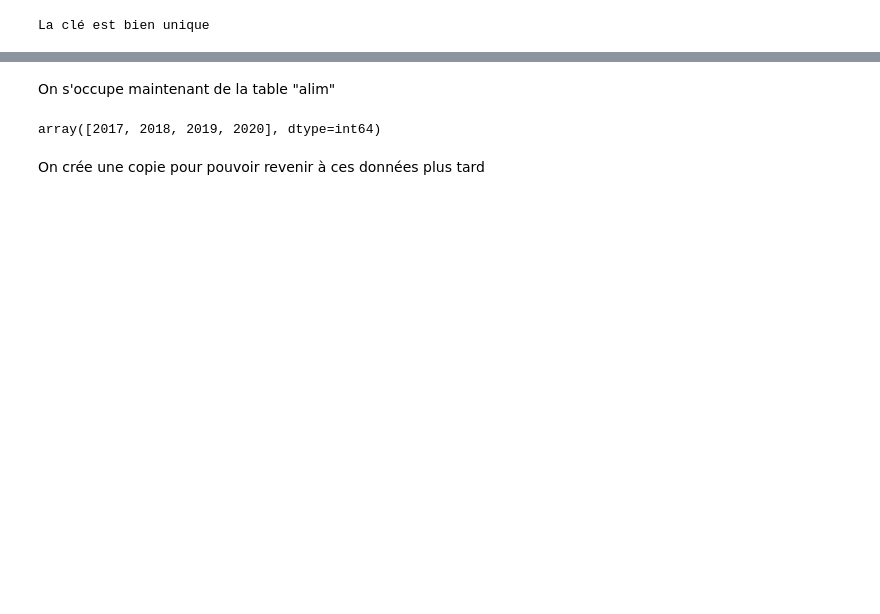
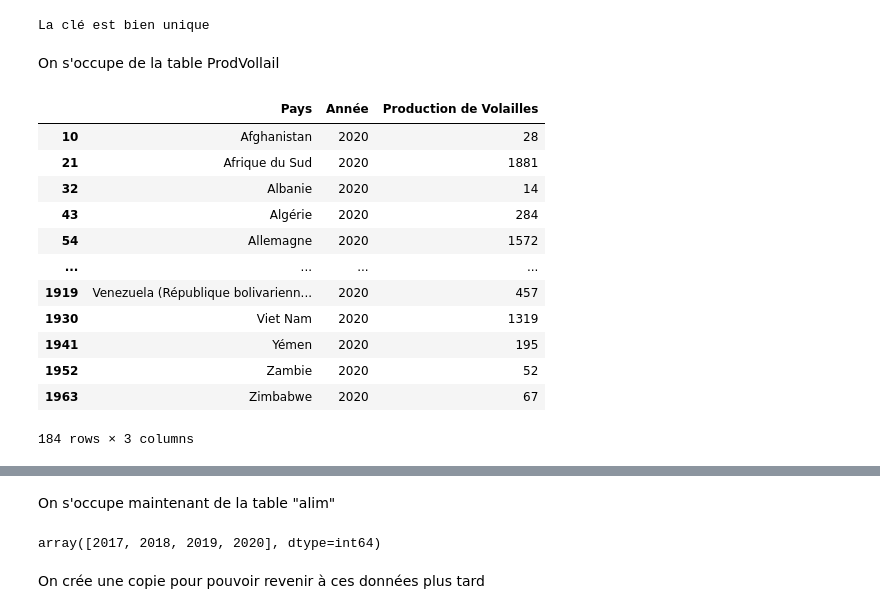
Before and after one commit to Sumoka14/Projet-n-9, a Jupyter notebook: Projet n°9 Nettoyage.ipynb, the cells around one changed output, grey strips where cells are left out. Drawn from its saved outputs; the diff is of its cells as text; code cells hidden in the pictures; blank space fills up the shorter version.

```diff
--- a/Projet n°9 Nettoyage.ipynb
+++ b/Projet n°9 Nettoyage.ipynb
@@ -189,3 +190,5 @@ def checkUnusedId(dfToRmv, df2, id1, id2):
 # checkUnusedId(pib[pib['Année']==2017], stabilite[stabilite['Année']==2017], 'id', 'id')
 # checkUnusedId(stabilite[stabilite['Année']==2017], pop[pop['Année']==2017], 'id', 'id')
 # checkUnusedId(stabilite[stabilite['Année']==2017], pib[pib['Année']==2017], 'id', 'id')
+# %% [markdown]
+On s'occupe de la table ProdVollail
@@ -191,0 +198,16 @@ def checkUnusedId(dfToRmv, df2, id1, id2):
+# %%
+prodVolail
+# %% [output]
+|  | Pays | Année | Production de Volailles |
+| 10 | Afghanistan | 2020 | 28 |
+| 21 | Afrique du Sud | 2020 | 1881 |
+| 32 | Albanie | 2020 | 14 |
+| 43 | Algérie | 2020 | 284 |
+| 54 | Allemagne | 2020 | 1572 |
+| ... | ... | ... | ... |
+| 1919 | Venezuela (République bolivarienn... | 2020 | 457 |
+| 1930 | Viet Nam | 2020 | 1319 |
+| 1941 | Yémen | 2020 | 195 |
+| 1952 | Zambie | 2020 | 52 |
+| 1963 | Zimbabwe | 2020 | 67 |
+184 rows × 3 columns
```
Also changed, not shown: parts of 11 cells of this notebook.
